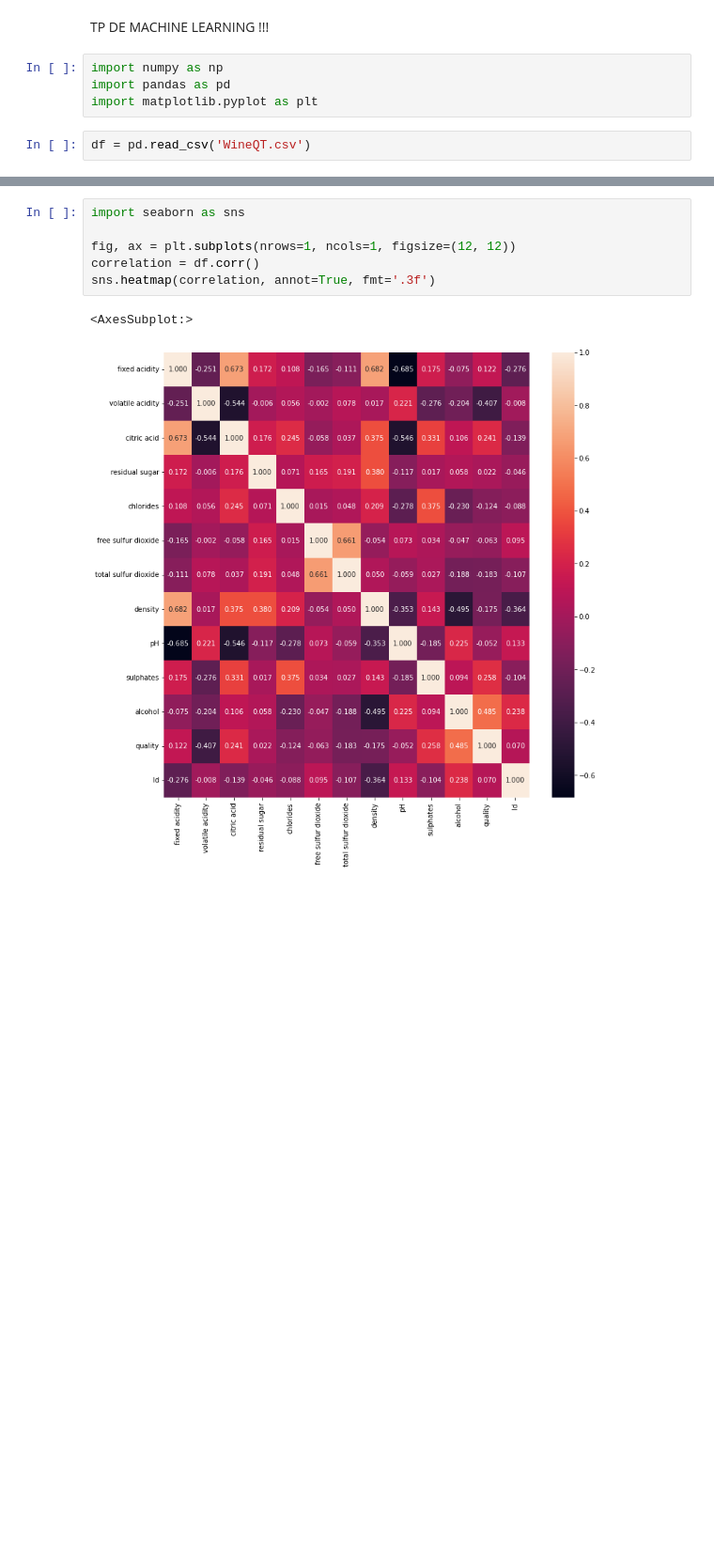
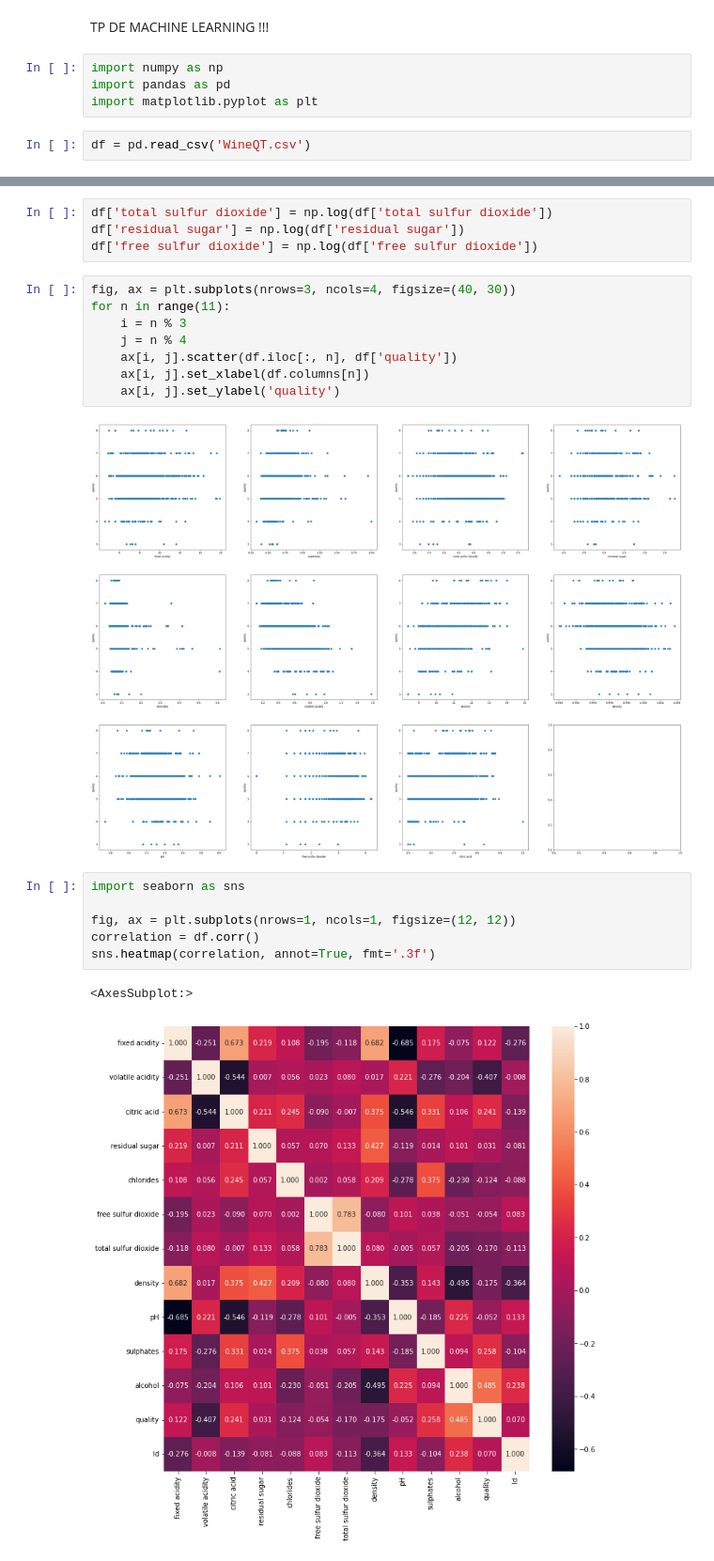
Before and after one commit to HenriS67/wineQualityPrediction, a Jupyter notebook: TPML.ipynb, the cells around one changed output, grey strips where cells are left out. Shown: that part at 94% size. Cells and saved outputs as stored; diff of their text form; blank space fills up the shorter version.

```diff
--- a/TPML.ipynb
+++ b/TPML.ipynb
@@ -9,3 +20,17 @@ df = pd.read_csv('WineQT.csv')
+# %%
+df['total sulfur dioxide'] = np.log(df['total sulfur dioxide'])
+df['residual sugar'] = np.log(df['residual sugar'])
+df['free sulfur dioxide'] = np.log(df['free sulfur dioxide'])
+# %%
+fig, ax = plt.subplots(nrows=3, ncols=4, figsize=(40, 30))
+for n in range(11):
+    i = n % 3
+    j = n % 4
+    ax[i, j].scatter(df.iloc[:, n], df['quality'])
+    ax[i, j].set_xlabel(df.columns[n])
+    ax[i, j].set_ylabel('quality')
+# %% [output]
+[figure, added]
 # %%
 import seaborn as sns
 
```
Also changed, not shown: parts of 11 cells of this notebook.
